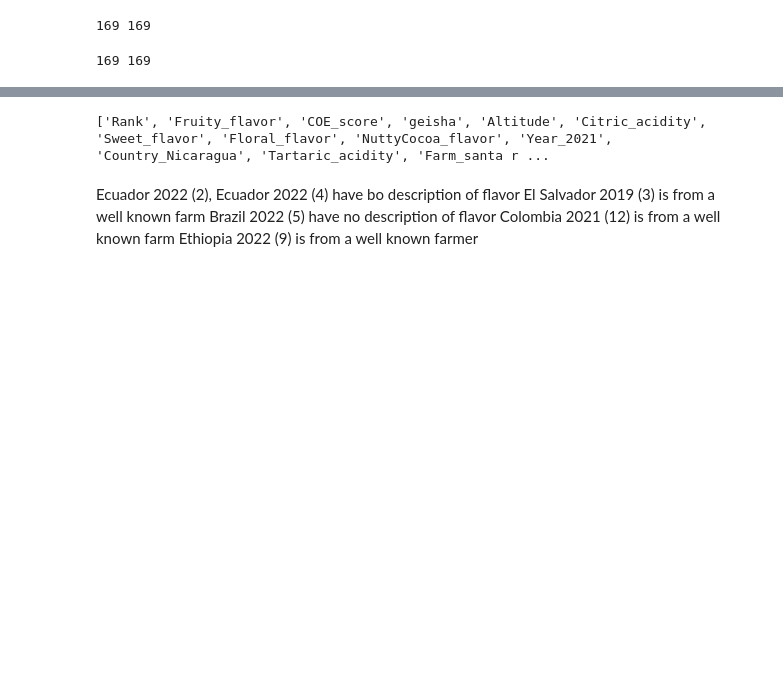
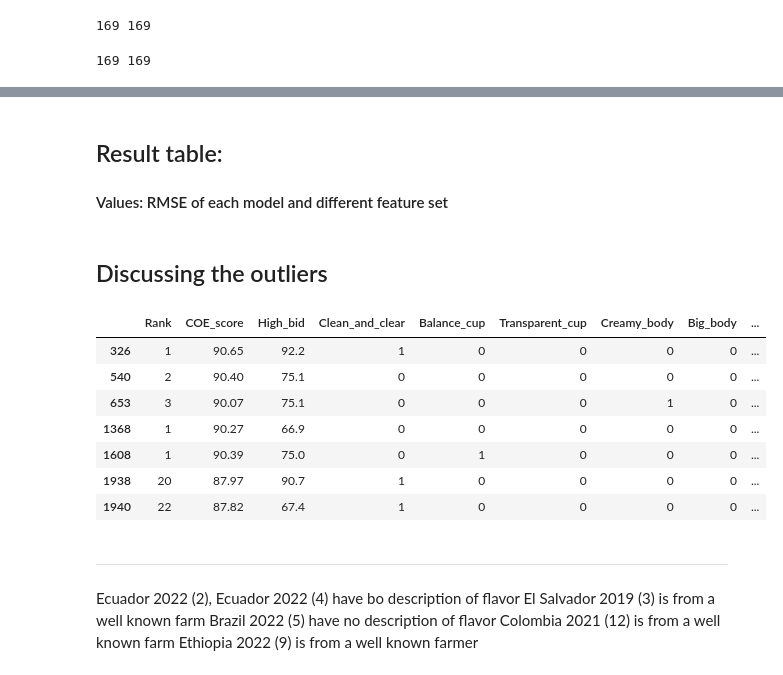
Before and after one commit to yianc2001/COE-Auction-Prediction, a Jupyter notebook: models.ipynb, the cells around one changed output, grey strips where cells are left out. Saved outputs shown, nothing was run; the diff lists cells and outputs as text; code cells hidden in the pictures; blank space fills up the shorter version.

```diff
--- a/models.ipynb
+++ b/models.ipynb
@@ -422,32 +364,0 @@ score_df
-# %%
-# the first 25, 50, 75, 100 important features
-features_25 = feature_importance_rf.iloc[:25, :]
-features_25 = features_25['feature'].values
-features_xgb25 = list(features_25)
-
-features_50 = feature_importance_rf.iloc[:50, :]
-features_50 = features_50['feature'].values
-features_xgb50 = list(features_50)
-
-features_75 = feature_importance_rf.iloc[:75, :]
-features_75 = features_75['feature'].values
-features_xgb75 = list(features_75)
-
-features_100 = feature_importance_rf.iloc[:100, :]
-features_100 = features_100['feature'].values
-features_xgb100 = list(features_100)
-
-
-print(features_xgb25, features_xgb50, features_xgb75, features_xgb100)
-
-features_xgb25.append('High_bid')
-features_xgb50.append('High_bid')
-features_xgb75.append('High_bid')
-features_xgb100.append('High_bid')
-
-feature_set_rf25 = features_xgb25
-feature_set_rf50 = features_xgb50
-feature_set_rf75 = features_xgb75
-feature_set_rf100 = features_xgb100
-# %% [output]
-['Rank', 'Fruity_flavor', 'COE_score', 'geisha', 'Altitude', 'Citric_acidity', 'Sweet_flavor', 'Floral_flavor', 'NuttyCocoa_flavor', 'Year_2021', 'Country_Nicaragua', 'Tartaric_acidity', 'Farm_santa r ...
@@ -468,0 +365,3 @@ for f in feature_sets:
+# %% [markdown]
+## Result table:
+#### Values: RMSE of each model and different feature set
@@ -468,0 +385,2 @@ for f in feature_sets:
+# %% [markdown]
+## Discussing the outliers
@@ -468,0 +407,16 @@ for f in feature_sets:
+# %%
+compare = [90.7,92.2,75,75.1,67.4,66.9]
+# show all colums
+pd.set_option('display.max_columns', None)
+data[data['High_bid'].isin(compare)]
+# %% [output]
+|  | Rank | COE_score | High_bid | Clean_and_clear | Balance_cup | Transparent_cup | Creamy_body | Big_body | ... |
+| 326 | 1 | 90.65 | 92.2 | 1 | 0 | 0 | 0 | 0 | ... |
+| 540 | 2 | 90.40 | 75.1 | 0 | 0 | 0 | 0 | 0 | ... |
+| 653 | 3 | 90.07 | 75.1 | 0 | 0 | 0 | 1 | 0 | ... |
+| 1368 | 1 | 90.27 | 66.9 | 0 | 0 | 0 | 0 | 0 | ... |
+| 1608 | 1 | 90.39 | 75.0 | 0 | 1 | 0 | 0 | 0 | ... |
+| 1938 | 20 | 87.97 | 90.7 | 1 | 0 | 0 | 0 | 0 | ... |
+| 1940 | 22 | 87.82 | 67.4 | 1 | 0 | 0 | 0 | 0 | ... |
+# %% [markdown]
+-----
```
Also changed, not shown: parts of 37 cells of this notebook.
